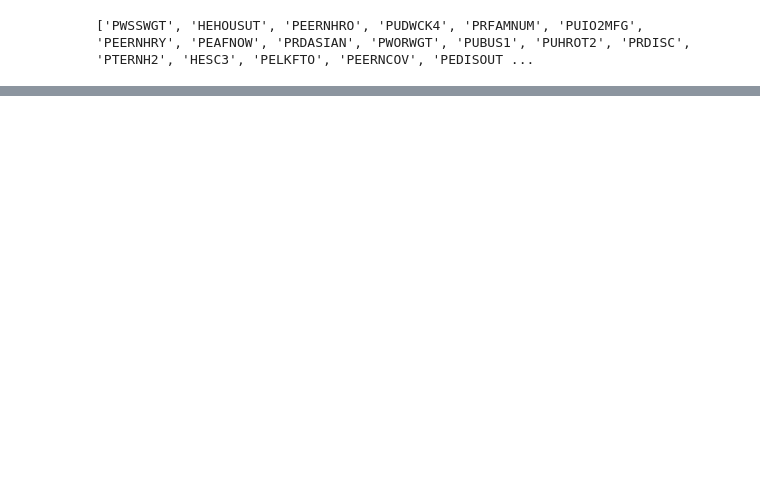
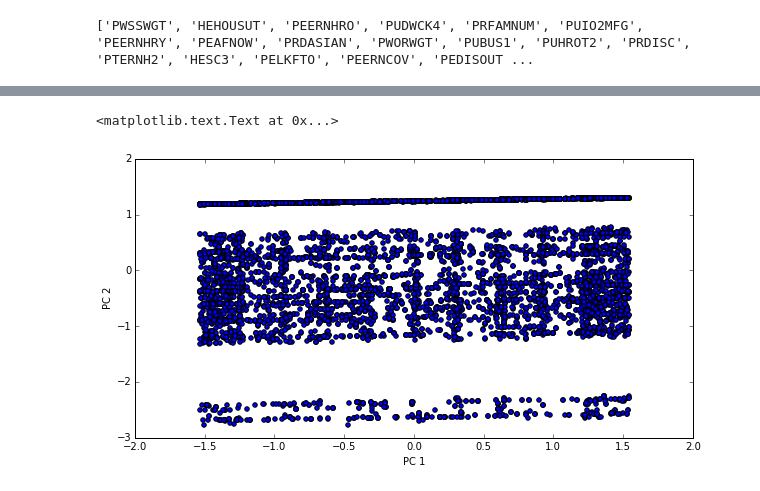
Before and after one commit to kkdyer/data_science_fun_conference_2015_pandas_in_a_hurry, a Jupyter notebook: DSCompetition/DataScience_CompetitionFoodAnalysis_Personas.ipynb, the cells around one changed output, grey strips where cells are left out. Saved outputs shown, nothing was run; the diff lists cells and outputs as text; code cells hidden in the pictures; blank space fills up the shorter version.

```diff
--- a/DSCompetition/DataScience_CompetitionFoodAnalysis_Personas.ipynb
+++ b/DSCompetition/DataScience_CompetitionFoodAnalysis_Personas.ipynb
@@ -174,0 +273,23 @@ employment_features= ['PEMLR', 'PEERNHRY', 'PELKFTO', 'PEERNCOV', 'PEERNRT', 'PE
+# %%
+# process females
+working_df= female_fi_df[final_selected_predictors]
+working_df.reset_index(drop=True)
+working_df_arr= working_df.values
+
+# use PCA to identify clusters visually
+X= working_df_arr
+pca = PCA(n_components=3, whiten=True).fit(X)
+X_pca = pca.transform(X)
+xs= X_pca[:,0]
+ys= X_pca[:,1]
+zs= X_pca[:,2]
+
+fig,ax= plt.subplots(figsize=(10,5))
+
+ax.scatter(xs, ys, c='b', marker='o')
+
+ax.set_xlabel('PC 1')
+ax.set_ylabel('PC 2')
+# %% [output]
+<matplotlib.text.Text at 0x...>
+[figure, added]
```
Also changed, not shown: parts of 27 cells of this notebook, 5 other files.
